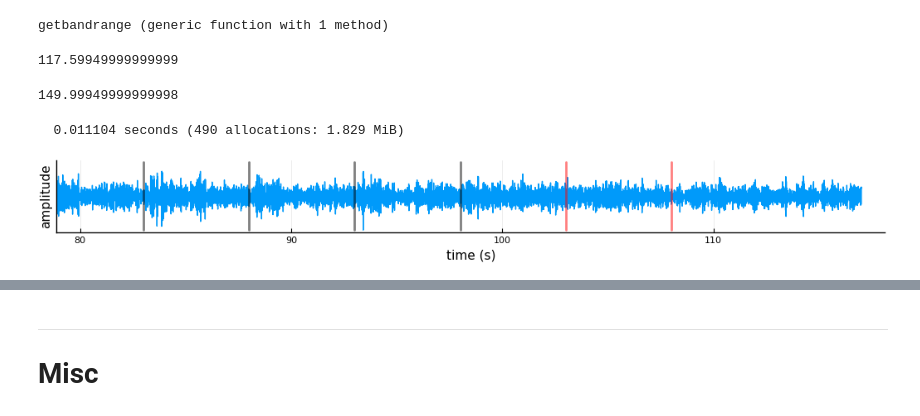
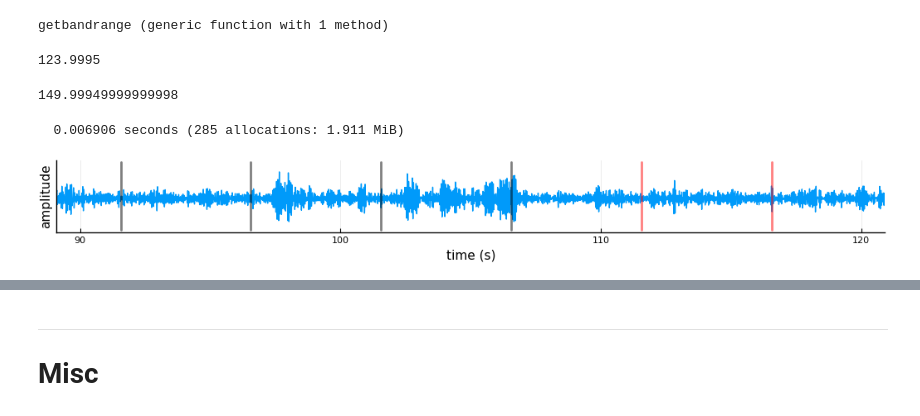
Before and after one commit to ZhangJiayiLab/EEG-Analysis, a Jupyter notebook: julia/preview_rawdata.ipynb, the cells around one changed output, grey strips where cells are left out. Cells and saved outputs as stored; diff of their text form; code cells hidden in the pictures.

```diff
--- a/julia/preview_rawdata.ipynb
+++ b/julia/preview_rawdata.ipynb
@@ -22,8 +22,8 @@ end
 # %% [output]
 getbandrange (generic function with 1 method)
 # %%
-filename = "180904-1-5.mat"
-datadir = "../../Data/Chen Zhou/EEG/Compact"
+filename = "180816-5-5.mat"
+datadir = "../../Data/Yunfan Shu/EEG/Compact"
 resultdir = "../../Result/"
 
 # channels = data["channels"]
@@ -37,7 +37,7 @@ markers = data["markers"]
 times = data["times"];
 times[end]
 # %% [output]
-117.59949999999999
+123.9995
 # %%
 filename = "999999-9-9.mat"
 datadir = "../../Data/Demo/EEG/Compact"
@@ -57,30 +57,30 @@ times[end]
 149.99949999999998
 # %%
 x = channels[109,:]
-lowcut, highcut = getbandrange("low gamma")
+lowcut, highcut = getbandrange("beta")
 responsetype = Bandpass(lowcut, highcut; fs=fs)
-designmethod = Butterworth(8)
-# designmethod = FIRWindow(hanning(64))
+designmethod = Butterworth(4)
+# designmethod = FIRWindow(hanning(54))
 @time x_filt = filt(digitalfilter(responsetype, designmethod), x);
 
-tspec = 70*fs:117*fs
+tspec = 80*fs:124*fs
 plot(times[tspec], x_filt[tspec], size=(1024,128), legend=false,
-    yticks=[], xlims=[80,117])
+    yticks=[], xlims=[90,120])
 
-grating_markers = [98, 93, 88, 83, 78, 73, 68, 63, 58, 53]
-entrain_markers = [103, 108]
+grating_markers = markers["grating"][:]
+entrain_markers = markers["entrain"][:]
 for i in grating_markers
     plot!([i,i],[minimum(x_filt[tspec]), maximum(x_filt[tspec])], color=:black, linewidth=2, alpha=0.5)
 end
 
 for i in entrain_markers
     plot!([i,i], [minimum(x_filt[tspec]), maximum(x_filt[tspec])], color=:red, linewidth=2, alpha=0.5)
 end
 
 plot!(xlabel="time (s)", ylabel="amplitude")
 # %% [output]
-  0.011104 seconds (490 allocations: 1.829 MiB)
+  0.006906 seconds (285 allocations: 1.911 MiB)
-[figure, old version]
+[figure, new version]
 # %%
 chidx = 109
 # curve = channels[chidx, :]
```
Also changed, not shown: parts of 1 cell of this notebook, 1 other file.
